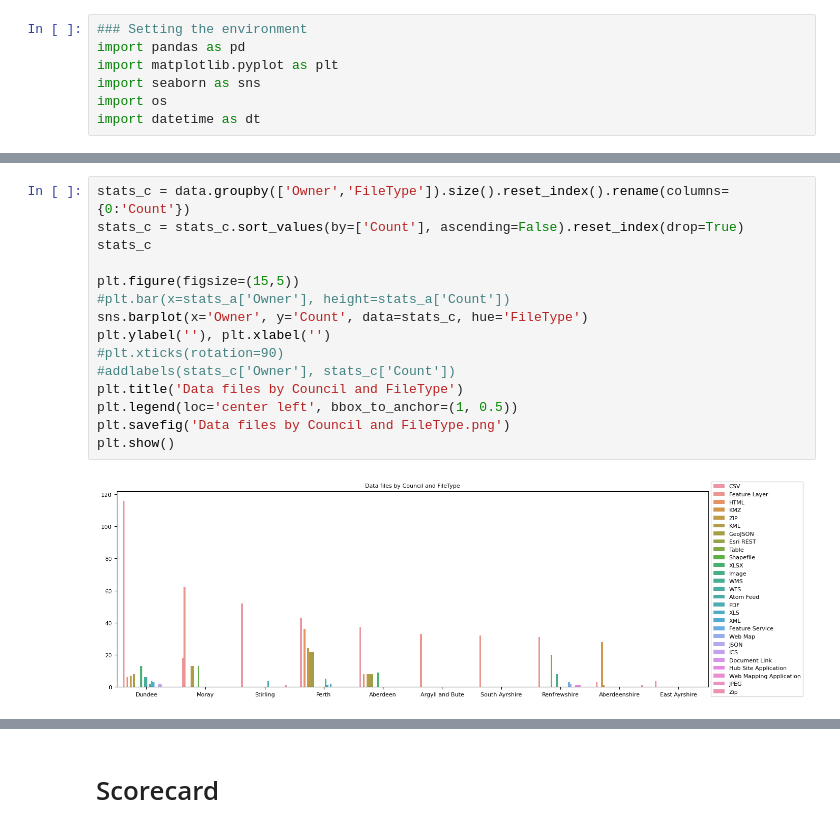
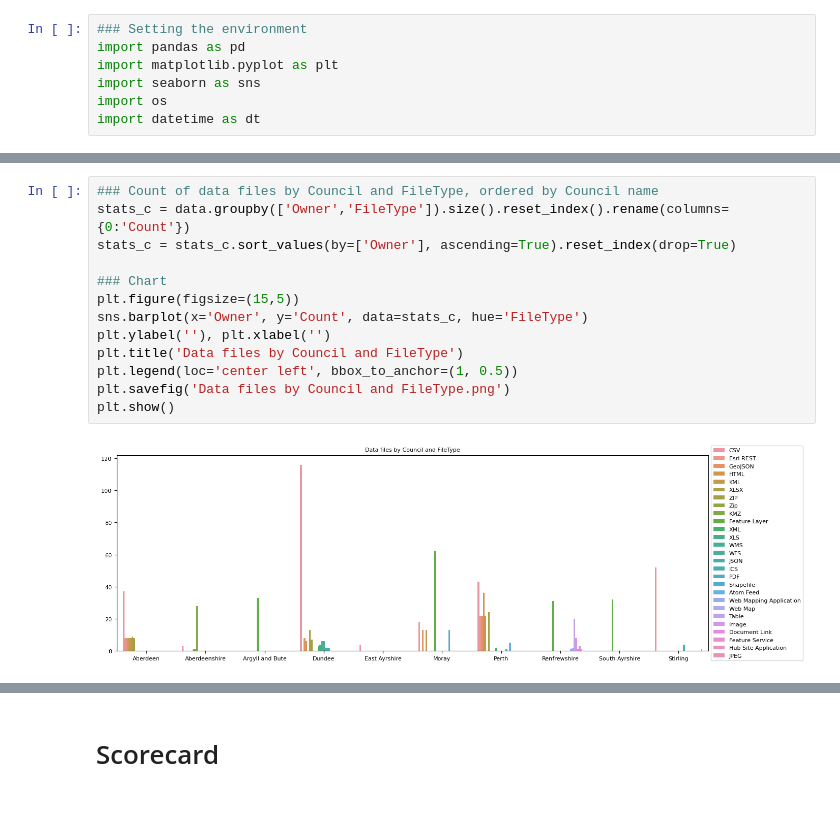
Before and after one commit to OpenDataScotland/the_od_bods, a Jupyter notebook: analytics/analytics.ipynb, the cells around one changed output, grey strips where cells are left out. Cells and saved outputs as stored; diff of their text form.

```diff
--- a/analytics/analytics.ipynb
+++ b/analytics/analytics.ipynb
@@ -160,18 +213,16 @@ plt.show()
 # %%
+### Count of data files by Council and FileType, ordered by Council name
 stats_c = data.groupby(['Owner','FileType']).size().reset_index().rename(columns={0:'Count'})
-stats_c = stats_c.sort_values(by=['Count'], ascending=False).reset_index(drop=True)
-stats_c
+stats_c = stats_c.sort_values(by=['Owner'], ascending=True).reset_index(drop=True)
 
+### Chart
 plt.figure(figsize=(15,5))
-#plt.bar(x=stats_a['Owner'], height=stats_a['Count'])
 sns.barplot(x='Owner', y='Count', data=stats_c, hue='FileType')
 plt.ylabel(''), plt.xlabel('')
-#plt.xticks(rotation=90)
-#addlabels(stats_c['Owner'], stats_c['Count'])
 plt.title('Data files by Council and FileType')
 plt.legend(loc='center left', bbox_to_anchor=(1, 0.5))
 plt.savefig('Data files by Council and FileType.png')
 plt.show()
 # %% [output]
-[figure, old version]
+[figure, new version]
 # %%
```
Also changed, not shown: parts of 30 cells of this notebook.
